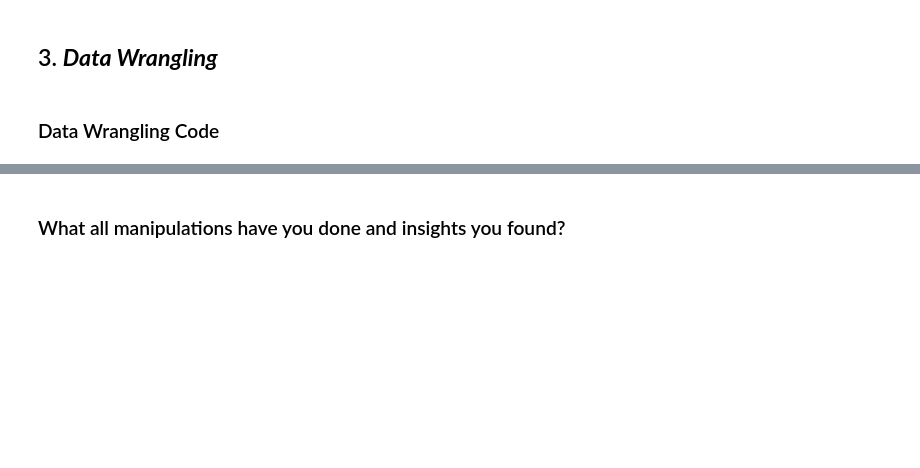
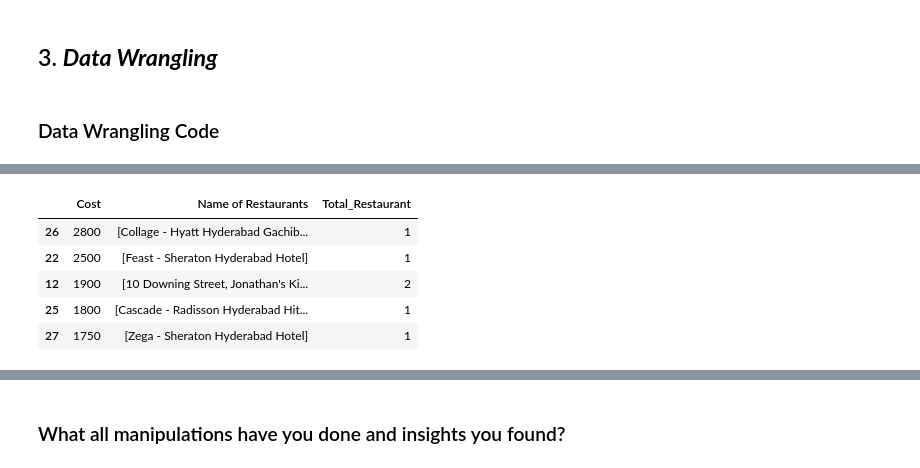
Before and after one commit to abhinav4201/UnSupervised-ML-Zomato-Restaurant-Clustering-and-Sentiment-Analysis, a Jupyter notebook: UnSupervised_ML_Zomato_Restaurant_Clustering_and_Sentiment_Analysis_capstone_project_4.ipynb, the cells around one changed output, grey strips where cells are left out. Cells and saved outputs as stored; diff of their text form; code cells hidden in the pictures; blank space fills up the shorter version.

```diff
--- a/UnSupervised_ML_Zomato_Restaurant_Clustering_and_Sentiment_Analysis_capstone_project_4.ipynb
+++ b/UnSupervised_ML_Zomato_Restaurant_Clustering_and_Sentiment_Analysis_capstone_project_4.ipynb
@@ -474,0 +531,10 @@ No. of unique values in  Pictures is 36 .
+# %%
+#hotels which has max price
+same_price_hotel_df.sort_values('Cost', ascending = False)[:5]
+# %% [output]
+|  | Cost | Name of Restaurants | Total_Restaurant |
+| 26 | 2800 | [Collage - Hyatt Hyderabad Gachib... | 1 |
+| 22 | 2500 | [Feast - Sheraton Hyderabad Hotel] | 1 |
+| 12 | 1900 | [10 Downing Street, Jonathan's Ki... | 2 |
+| 25 | 1800 | [Cascade - Radisson Hyderabad Hit... | 1 |
+| 27 | 1750 | [Zega - Sheraton Hyderabad Hotel] | 1 |
```
Also changed, not shown: parts of 37 cells of this notebook.
